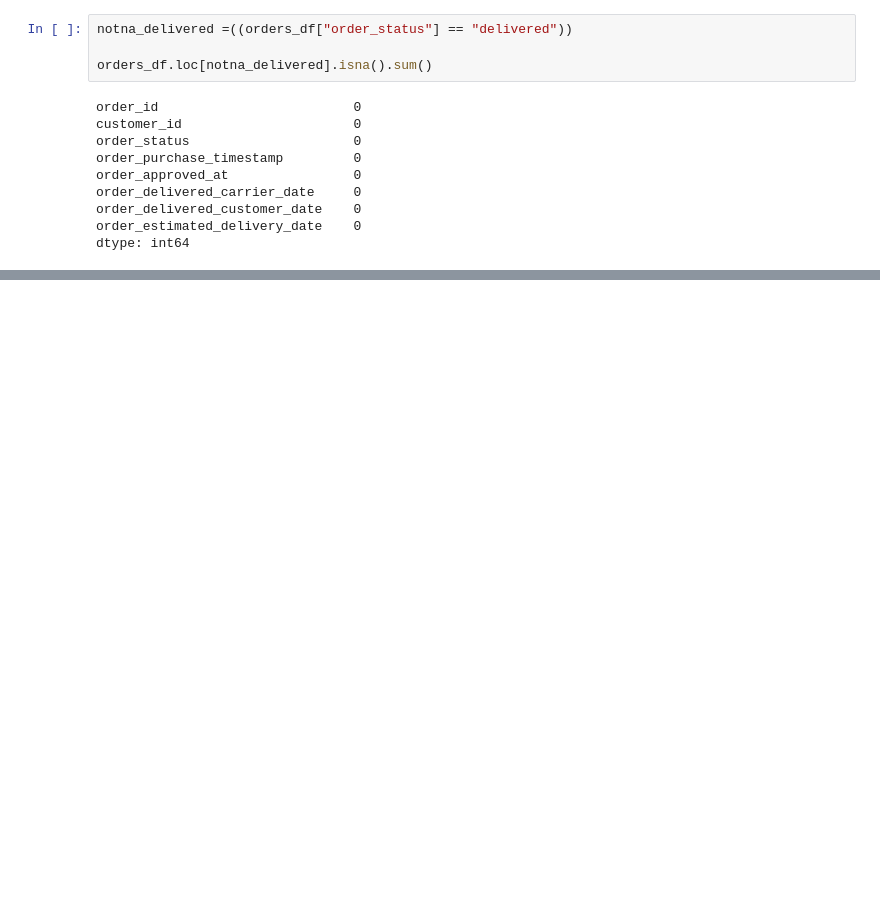
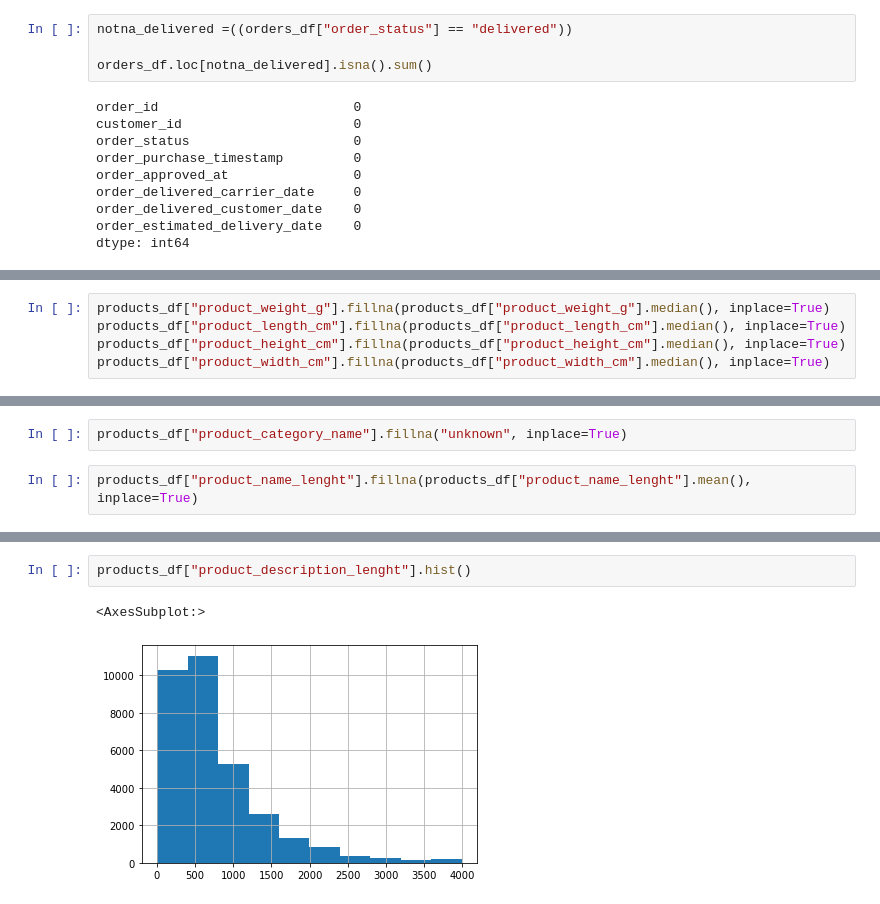
Before and after one commit to FauzanNR/DataAnalysisDicoding, a Jupyter notebook: data_analysis.ipynb, the cells around one changed output, grey strips where cells are left out. Cells and saved outputs as stored; diff of their text form; blank space fills up the shorter version.

```diff
--- a/data_analysis.ipynb
+++ b/data_analysis.ipynb
@@ -343,0 +380,5 @@ dtype: int64
+# %%
+products_df["product_weight_g"].fillna(products_df["product_weight_g"].median(), inplace=True)
+products_df["product_length_cm"].fillna(products_df["product_length_cm"].median(), inplace=True)
+products_df["product_height_cm"].fillna(products_df["product_height_cm"].median(), inplace=True)
+products_df["product_width_cm"].fillna(products_df["product_width_cm"].median(), inplace=True)
@@ -343,0 +404,4 @@ dtype: int64
+# %%
+products_df["product_category_name"].fillna("unknown", inplace=True)
+# %%
+products_df["product_name_lenght"].fillna(products_df["product_name_lenght"].mean(), inplace=True)
@@ -343,0 +422,5 @@ dtype: int64
+# %%
+products_df["product_description_lenght"].hist()
+# %% [output]
+<AxesSubplot:>
+[figure, added]
```
Also changed, not shown: parts of 15 cells of this notebook.
